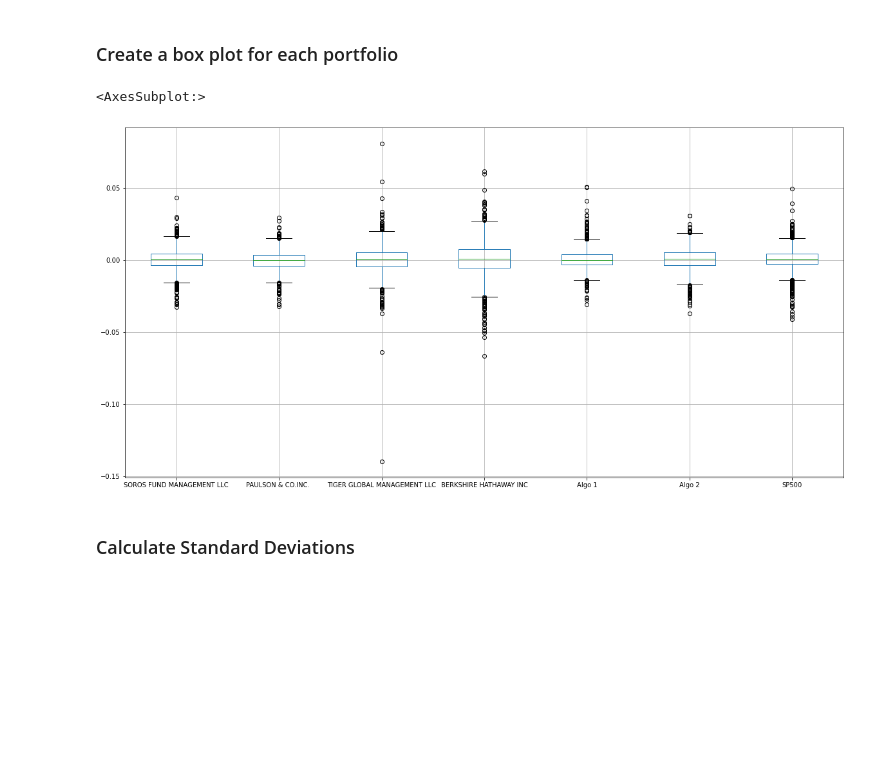
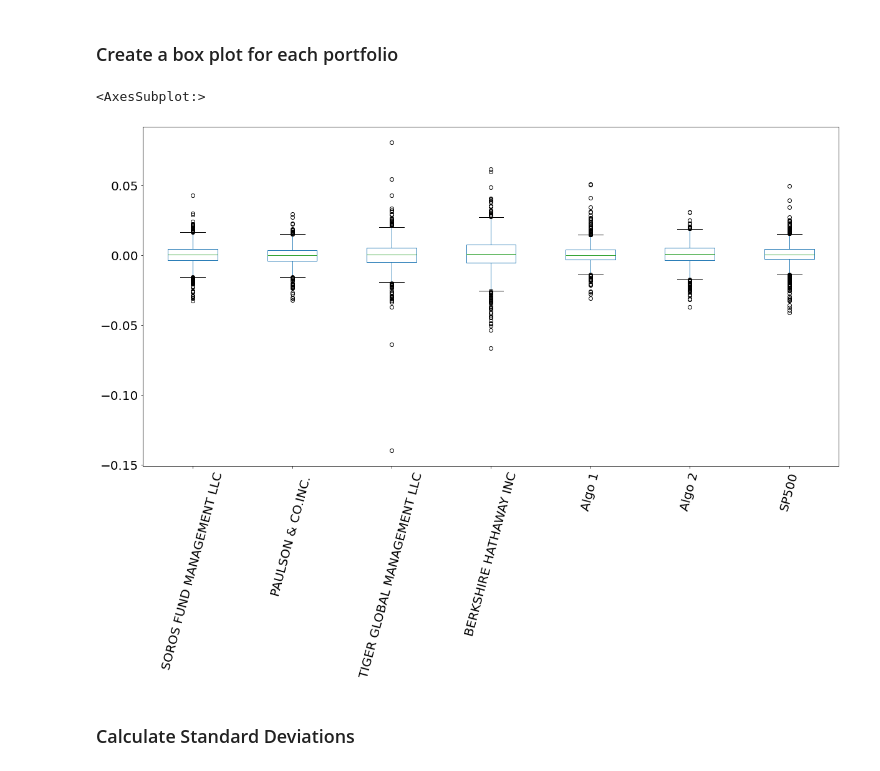
Before and after one commit to mmfsb/Pandas_Homework, a Jupyter notebook: Whale/whale_analysis.ipynb, the cells around one changed output. Drawn from its saved outputs; the diff is of its cells as text; code cells hidden in the pictures; blank space fills up the shorter version.

Commit message:
plot stuff

```diff
--- a/Whale/whale_analysis.ipynb
+++ b/Whale/whale_analysis.ipynb
@@ -278,10 +278,10 @@ Determine the _risk_ of each portfolio:
 ### Create a box plot for each portfolio
 # %%
 # Box plot to visually show risk
-combined_whale_algo_sp500.boxplot(figsize=(20,10))
+combined_whale_algo_sp500.boxplot(figsize=(20,10), grid=False, rot=75, fontsize=20)
 # %% [output]
 <AxesSubplot:>
-[figure, old version]
+[figure, new version]
 # %% [markdown]
 ### Calculate Standard Deviations
 # %%
```
Also changed, not shown: parts of 5 cells of this notebook.
